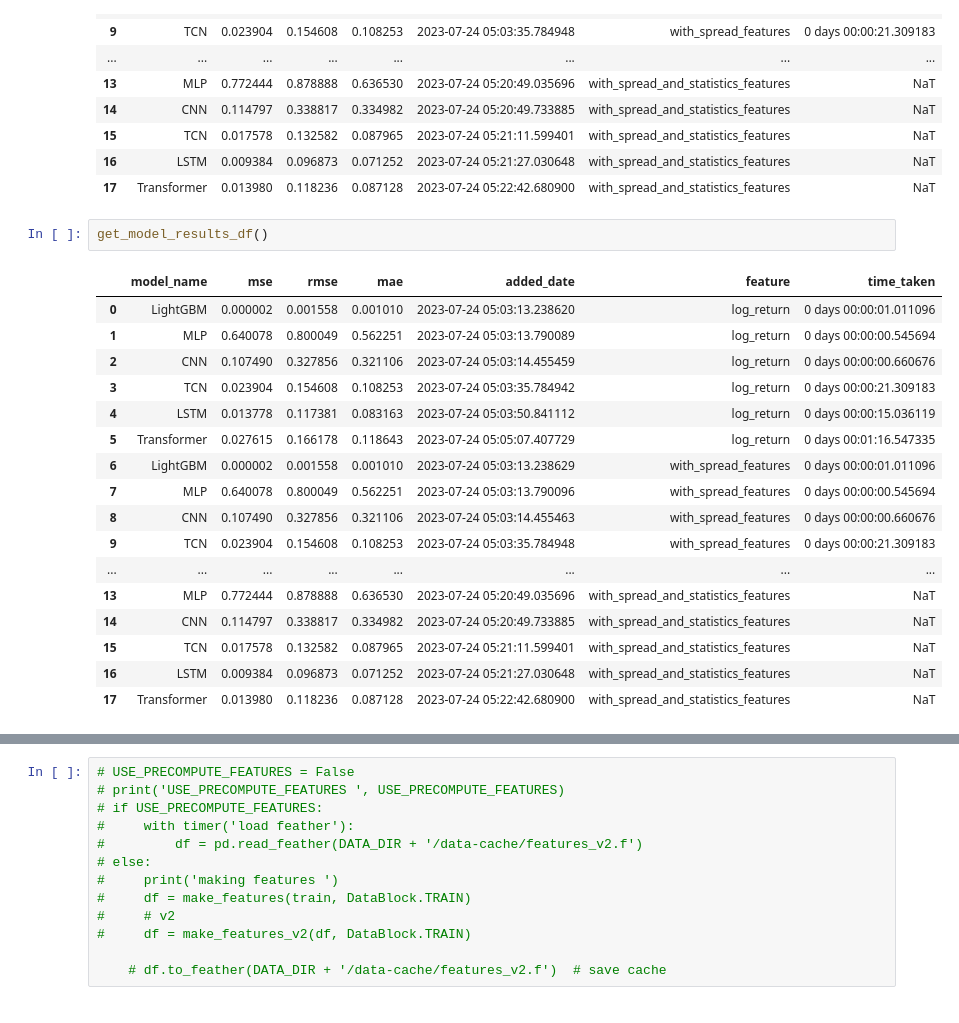
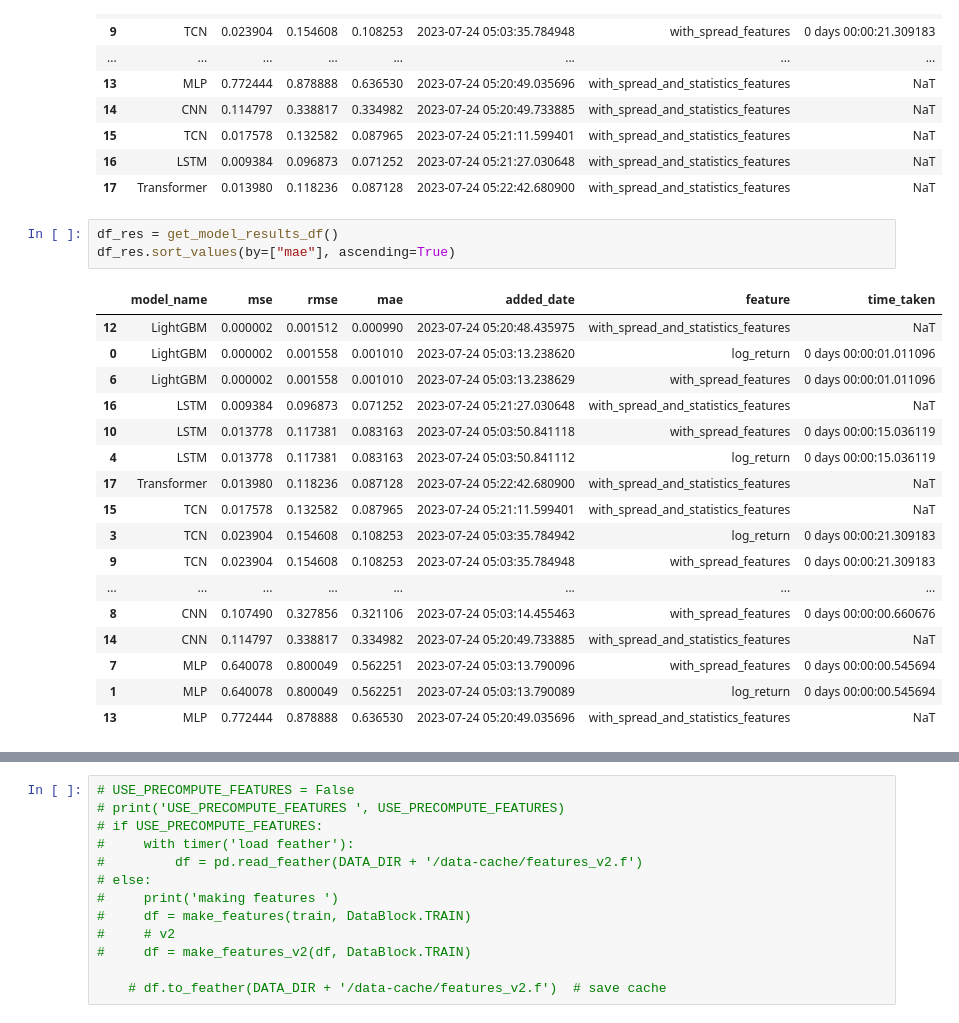
Before and after one commit to poo5zan/masters-research-project, a Jupyter notebook: from-kaggle-optiver-challenge.ipynb, the cells around one changed output, grey strips where cells are left out. Saved outputs shown, nothing was run; the diff lists cells and outputs as text.

```diff
--- a/from-kaggle-optiver-challenge.ipynb
+++ b/from-kaggle-optiver-challenge.ipynb
@@ -2102,22 +2101,23 @@ adding new model results in
 | 16 | LSTM | 0.009384 | 0.096873 | 0.071252 | 2023-07-24 05:21:27.030648 | with_spread_and_statistics_features | NaT |
 | 17 | Transformer | 0.013980 | 0.118236 | 0.087128 | 2023-07-24 05:22:42.680900 | with_spread_and_statistics_features | NaT |
 # %%
-get_model_results_df()
+df_res = get_model_results_df()
+df_res.sort_values(by=["mae"], ascending=True)
 # %% [output]
 |  | model_name | mse | rmse | mae | added_date | feature | time_taken |
+| 12 | LightGBM | 0.000002 | 0.001512 | 0.000990 | 2023-07-24 05:20:48.435975 | with_spread_and_statistics_features | NaT |
 | 0 | LightGBM | 0.000002 | 0.001558 | 0.001010 | 2023-07-24 05:03:13.238620 | log_return | 0 days 00:00:01.011096 |
-| 1 | MLP | 0.640078 | 0.800049 | 0.562251 | 2023-07-24 05:03:13.790089 | log_return | 0 days 00:00:00.545694 |
-| 2 | CNN | 0.107490 | 0.327856 | 0.321106 | 2023-07-24 05:03:14.455459 | log_return | 0 days 00:00:00.660676 |
+| 6 | LightGBM | 0.000002 | 0.001558 | 0.001010 | 2023-07-24 05:03:13.238629 | with_spread_features | 0 days 00:00:01.011096 |
+| 16 | LSTM | 0.009384 | 0.096873 | 0.071252 | 2023-07-24 05:21:27.030648 | with_spread_and_statistics_features | NaT |
+| 10 | LSTM | 0.013778 | 0.117381 | 0.083163 | 2023-07-24 05:03:50.841118 | with_spread_features | 0 days 00:00:15.036119 |
+| 4 | LSTM | 0.013778 | 0.117381 | 0.083163 | 2023-07-24 05:03:50.841112 | log_return | 0 days 00:00:15.036119 |
+| 17 | Transformer | 0.013980 | 0.118236 | 0.087128 | 2023-07-24 05:22:42.680900 | with_spread_and_statistics_features | NaT |
+| 15 | TCN | 0.017578 | 0.132582 | 0.087965 | 2023-07-24 05:21:11.599401 | with_spread_and_statistics_features | NaT |
 | 3 | TCN | 0.023904 | 0.154608 | 0.108253 | 2023-07-24 05:03:35.784942 | log_return | 0 days 00:00:21.309183 |
-| 4 | LSTM | 0.013778 | 0.117381 | 0.083163 | 2023-07-24 05:03:50.841112 | log_return | 0 days 00:00:15.036119 |
-| 5 | Transformer | 0.027615 | 0.166178 | 0.118643 | 2023-07-24 05:05:07.407729 | log_return | 0 days 00:01:16.547335 |
-| 6 | LightGBM | 0.000002 | 0.001558 | 0.001010 | 2023-07-24 05:03:13.238629 | with_spread_features | 0 days 00:00:01.011096 |
-| 7 | MLP | 0.640078 | 0.800049 | 0.562251 | 2023-07-24 05:03:13.790096 | with_spread_features | 0 days 00:00:00.545694 |
-| 8 | CNN | 0.107490 | 0.327856 | 0.321106 | 2023-07-24 05:03:14.455463 | with_spread_features | 0 days 00:00:00.660676 |
 | 9 | TCN | 0.023904 | 0.154608 | 0.108253 | 2023-07-24 05:03:35.784948 | with_spread_features | 0 days 00:00:21.309183 |
 | ... | ... | ... | ... | ... | ... | ... | ... |
+| 8 | CNN | 0.107490 | 0.327856 | 0.321106 | 2023-07-24 05:03:14.455463 | with_spread_features | 0 days 00:00:00.660676 |
+| 14 | CNN | 0.114797 | 0.338817 | 0.334982 | 2023-07-24 05:20:49.733885 | with_spread_and_statistics_features | NaT |
+| 7 | MLP | 0.640078 | 0.800049 | 0.562251 | 2023-07-24 05:03:13.790096 | with_spread_features | 0 days 00:00:00.545694 |
+| 1 | MLP | 0.640078 | 0.800049 | 0.562251 | 2023-07-24 05:03:13.790089 | log_return | 0 days 00:00:00.545694 |
 | 13 | MLP | 0.772444 | 0.878888 | 0.636530 | 2023-07-24 05:20:49.035696 | with_spread_and_statistics_features | NaT |
-| 14 | CNN | 0.114797 | 0.338817 | 0.334982 | 2023-07-24 05:20:49.733885 | with_spread_and_statistics_features | NaT |
-| 15 | TCN | 0.017578 | 0.132582 | 0.087965 | 2023-07-24 05:21:11.599401 | with_spread_and_statistics_features | NaT |
-| 16 | LSTM | 0.009384 | 0.096873 | 0.071252 | 2023-07-24 05:21:27.030648 | with_spread_and_statistics_features | NaT |
-| 17 | Transformer | 0.013980 | 0.118236 | 0.087128 | 2023-07-24 05:22:42.680900 | with_spread_and_statistics_features | NaT |
```
Also changed, not shown: parts of 4 cells of this notebook.
